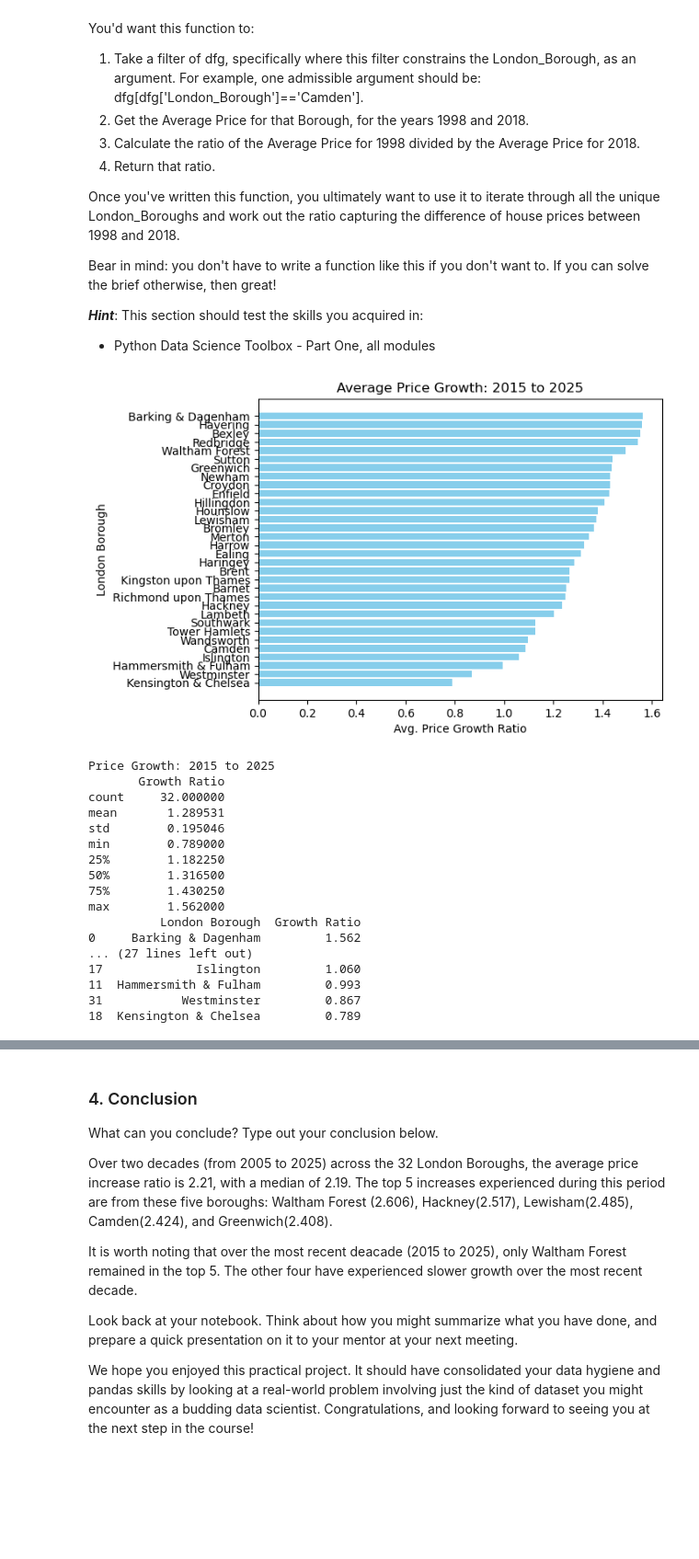
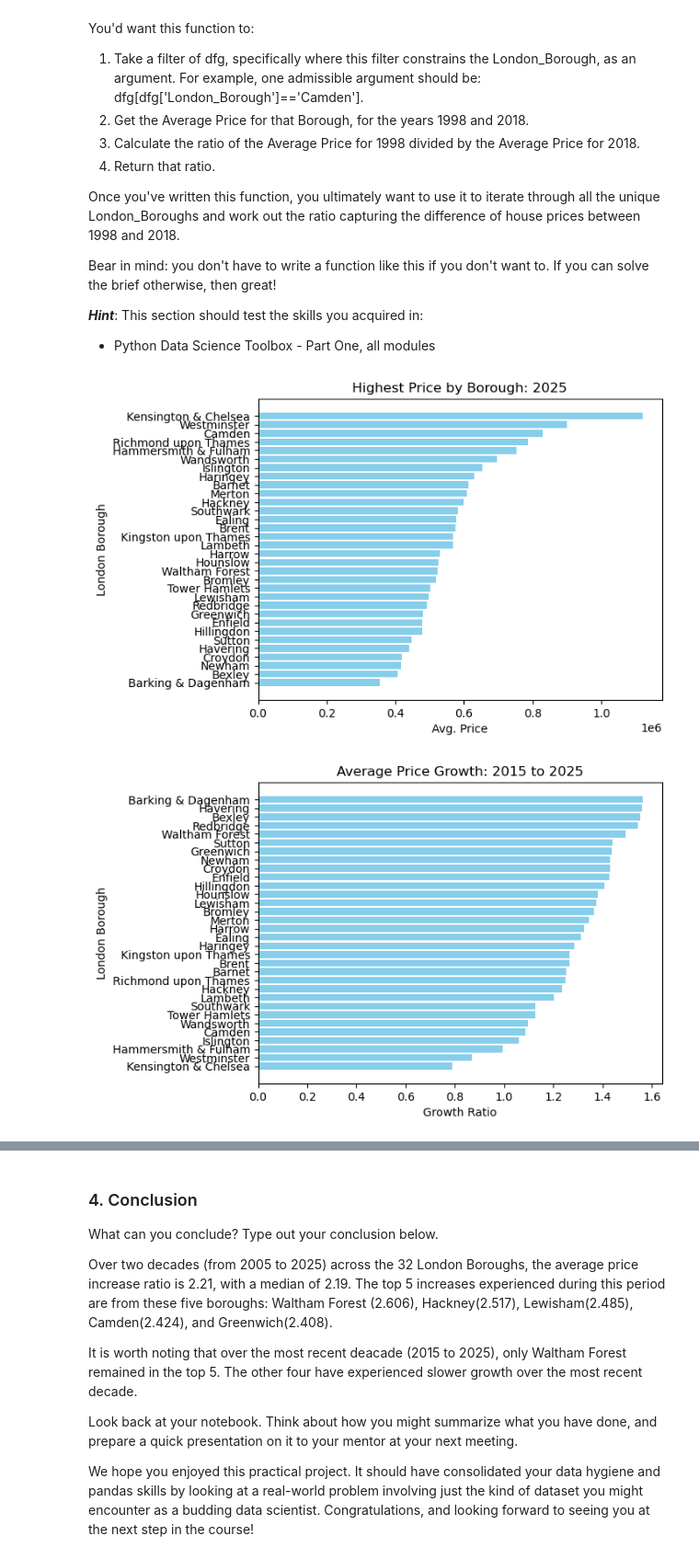
Before and after one commit to DataMagique/Springboard, a Jupyter notebook: Unit 4 Challenge - Tier 3.ipynb, the cells around one changed output, grey strips where cells are left out. Shown at 92% size. Drawn from its saved outputs; the diff is of its cells as text; code cells hidden in the pictures; blank space fills up the shorter version.

Commit message:
Update Unit 4 Challenge - Tier 3.ipynb
Fixed code and added 2 charts.

```diff
--- a/Unit 4 Challenge - Tier 3.ipynb
+++ b/Unit 4 Challenge - Tier 3.ipynb
@@ -146,9 +146,9 @@ Don't be afraid to use StackOverflow for help  with this.
 properties_tall = properties.T
 
 # Columns are oddly off, so we are resetting the index
-properties_tall = properties_tall.reset_index()
+properties_tall_clean = properties_tall.reset_index()
 
-print(properties_tall_clean.head())
+#print(properties_tall_clean.head())
 
 #print(properties_tall_clean.index)
 #print(properties_tall_clean.iloc[:4,0])
@@ -356,7 +338,8 @@ lst_32boroughs_name = properties_tall_clean_stacked['London Borough'].unique()
 # create new empty dictionary where key is borough name and value is growth ratio
 #dct_borough_gr = {}
 # create new empty dataframe with 2 coluns: London Borough and 10YrGrowth Ratio
-df_borough_gr = pd.DataFrame(columns=['London Borough', 'Growth Ratio'])
+#df_borough_gr = pd.DataFrame(columns=['London Borough', 'Growth Ratio'])
+df_borough_gr = pd.DataFrame(columns=['London Borough', 'Avg Price - Prior', 'Avg Price - Current', 'Growth Ratio'])
 
 # set target and prior year variables to generate growth rate
 target_yr = 2025
@@ -368,36 +351,37 @@ for index, b_name in enumerate(lst_32boroughs_name):
     # not used because hard to read and sort: create a
     #dct_borough_gr[b_name] = create_price_ratio(b_name, 2025, 10)
 
+    # using b_name, target_yr, and prior_yr, get price values from data frame
+    df_prior_yr = prop_sorted[(prop_sorted['Month'] == 1) & (prop_sorted['Year'] == prior_yr) & (prop_sorted['London Borough'] == b_name)]
+    df_target_yr = prop_sorted[(prop_sorted['Month'] == 1) & (prop_sorted['Year'] == target_yr) & (prop_sorted['London Borough'] == b_name)]
+
     # run function create_price_ratio, which returns price ratio for the number of years to compare
-    df_borough_gr.loc[index] = [b_name, create_price_ratio(b_name, target_yr, prior_yr)]
+    df_borough_gr.loc[index] = [b_name, df_prior_yr['Average Price'].values[0], df_target_yr['Average Price'].values[0], create_price_ratio(b_name, target_yr, prior_yr)]
 
-df_borough_gr.sort_values('Growth Ratio', ascending=True, inplace=True)
-#df_borough_gr.plot(kind='bar', x='London Borough', y='Growth Ratio')
-plt.barh(df_borough_gr['London Borough'], df_borough_gr['Growth Ratio'], color='skyblue')
-plt.xlabel('Avg. Price Growth Ratio')
-plt.ylabel('London Borough')
-plt.title('Average Price Growth: ' + str(prior_yr) + " to " + str(target_yr))
-plt.show()
-
-print('Price Growth: ' + str(prior_yr) + " to " + str(target_yr))
-print(df_borough_gr.describe())
-print(df_borough_gr.sort_values("Growth Ratio", ascending=False))
+#sort df by current price
+#df_borough_gr['Avg Price - Current'] = pd.to_numeric(df_borough_gr['Avg Price - Current'])
-# %% [output]
-[figure, removed]
-Price Growth: 2015 to 2025
-       Growth Ratio
-count     32.000000
-mean       1.289531
-std        0.195046
-min        0.789000
-25%        1.182250
-50%        1.316500
-75%        1.430250
-max        1.562000
-          London Borough  Growth Ratio
-0     Barking & Dagenham         1.562
-... (27 lines left out)
-17             Islington         1.060
-11  Hammersmith & Fulham         0.993
-31           Westminster         0.867
-18  Kensington & Chelsea         0.789
+# %%
+df_borough_gr.reindex()
+df_borough_gr.sort_values(['Avg Price - Current'], ascending=True, inplace=True)
+#print(df_borough_gr)
+plt.barh(df_borough_gr['London Borough'], df_borough_gr['Avg Price - Current'], color='skyblue')
+plt.xlabel('Avg. Price')
+plt.ylabel('London Borough')
+plt.title('Highest Price by Borough: ' + str(target_yr))
+
+plt.show()
+# %% [output]
+[figure, added]
+# %%
+df_borough_gr.reindex()
+#sort df by growth
+df_borough_gr.sort_values('Growth Ratio', ascending=True, inplace=True)
+
+#df_borough_gr.plot(kind='bar', x='London Borough', y='Growth Ratio')
+plt.barh(df_borough_gr['London Borough'], df_borough_gr['Growth Ratio'], color='skyblue')
+plt.xlabel('Growth Ratio')
+plt.ylabel('London Borough')
+plt.title('Average Price Growth: ' + str(prior_yr) + " to " + str(target_yr))
+plt.show()
+# %% [output]
+[figure, added]
```
Also changed, not shown: parts of 5 cells of this notebook.
